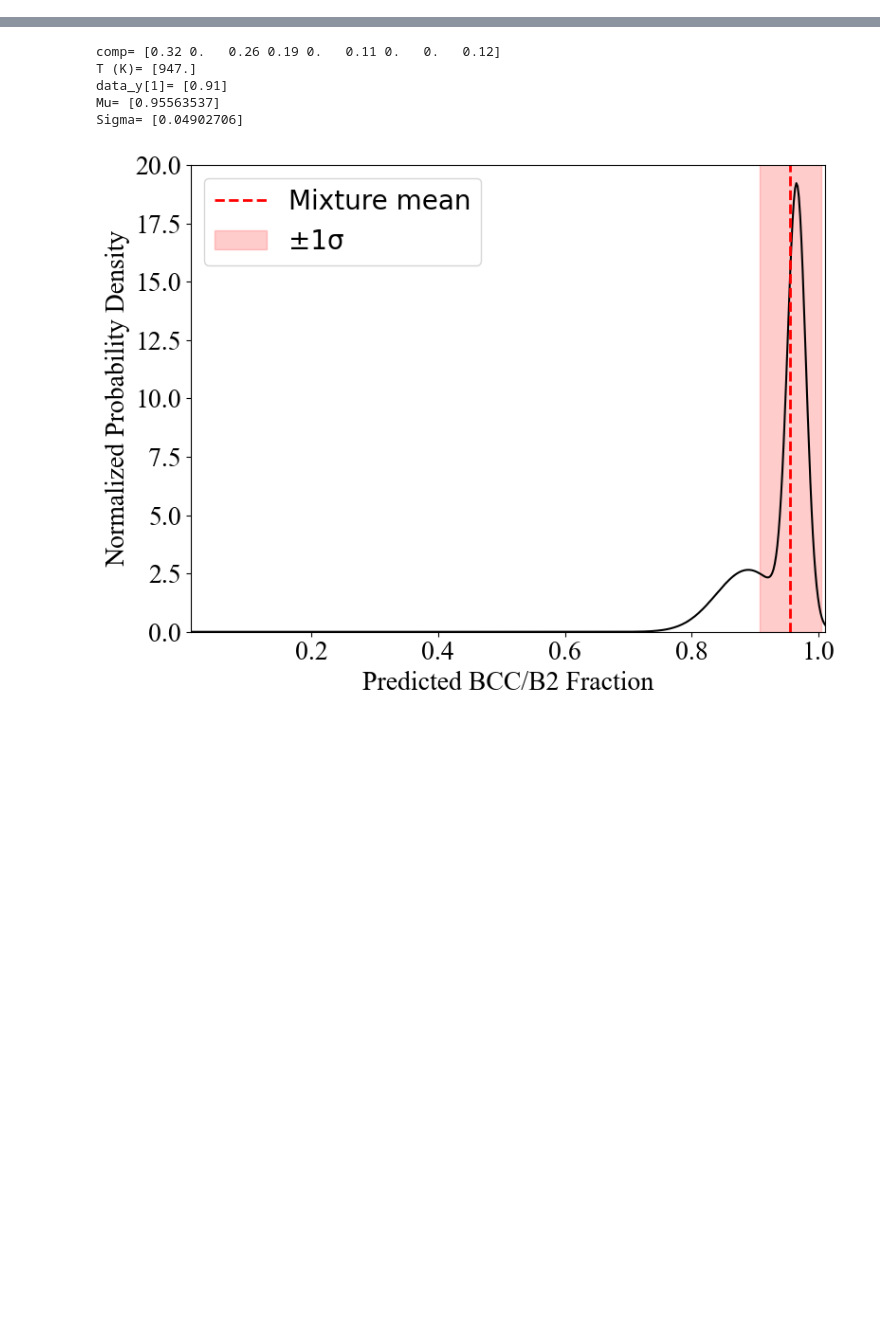
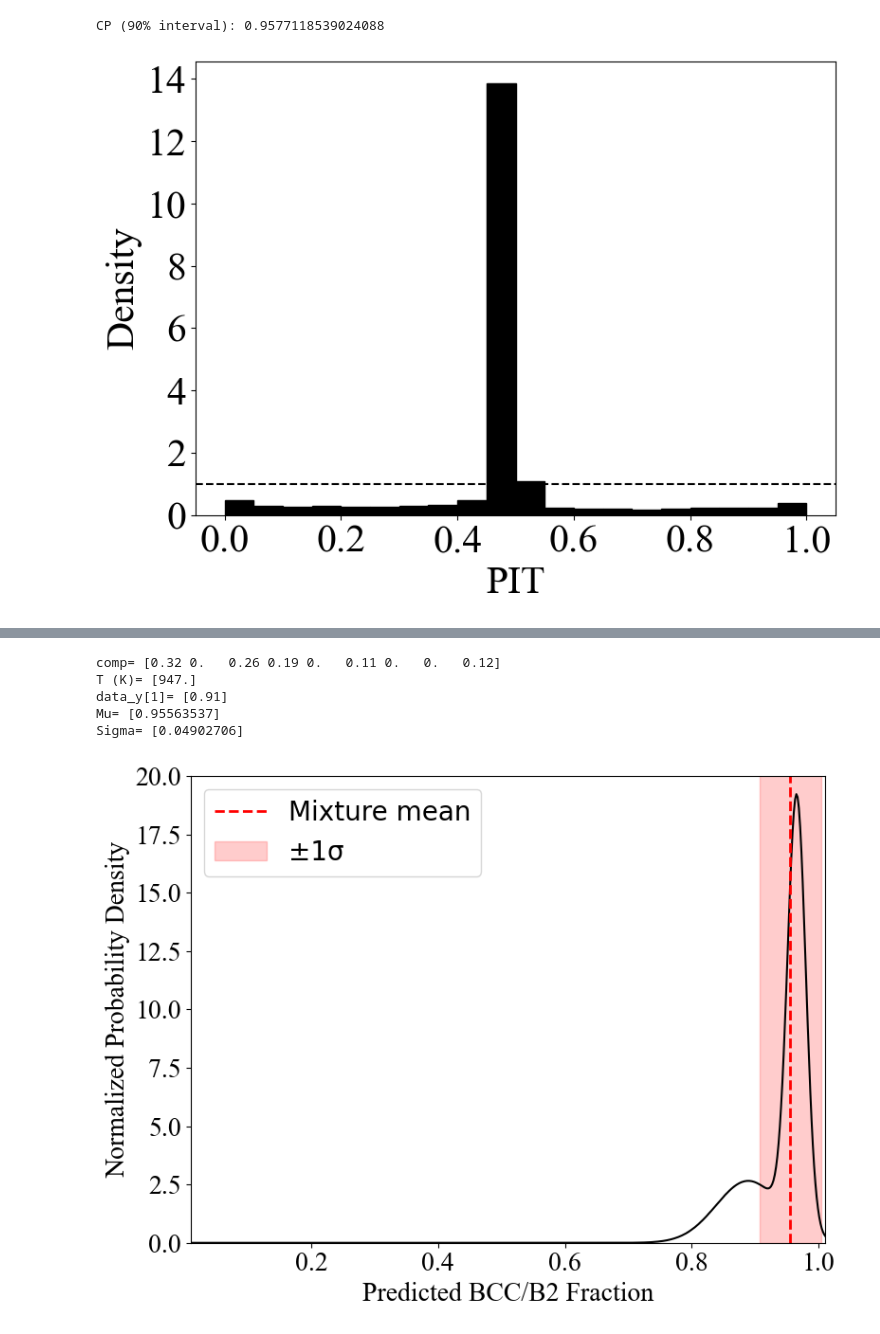
Before and after one commit to ashargh1/RMPEAs, a Jupyter notebook: Phase_UQ_Active_Learning/PerformanceEvaluation/PerformanceEvaluation.ipynb, the cells around one changed output, grey strips where cells are left out. Saved outputs shown, nothing was run; the diff lists cells and outputs as text; code cells hidden in the pictures; blank space fills up the shorter version.

```diff
--- a/Phase_UQ_Active_Learning/PerformanceEvaluation/PerformanceEvaluation.ipynb
+++ b/Phase_UQ_Active_Learning/PerformanceEvaluation/PerformanceEvaluation.ipynb
@@ -162,0 +173,63 @@ R2= 0.22699183558084635
+# %%
+#Revision: This code calculate CP following the first code of this notebook for table 1
+
+import numpy as np
+from scipy.stats import norm
+
+pi = pi_variable.detach().cpu().numpy()
+mu_k = mu_variable.detach().cpu().numpy()
+sigma_k = sigma_variable.detach().cpu().numpy()
+y_true = data_y_np.cpu().numpy().squeeze()
+
+def mixture_quantile(q, pi_i, mu_i, sigma_i, tol=1e-6, max_iter=100):
+    low = np.min(mu_i - 5 * sigma_i)
+    high = np.max(mu_i + 5 * sigma_i)
+    for _ in range(max_iter):
+        mid = 0.5 * (low + high)
+        cdf_mid = np.sum(pi_i * norm.cdf((mid - mu_i) / sigma_i))
+        if cdf_mid < q:
+            low = mid
+        else:
+            high = mid
+        if abs(high - low) < tol:
+            break
+    return 0.5 * (low + high)
+
+lower = np.zeros(len(y_true))
+upper = np.zeros(len(y_true))
+for i in range(len(y_true)):
+    lower[i] = mixture_quantile(0.05, pi[i], mu_k[i], sigma_k[i]) #Note: This is the value for each point such that 5% of predicted probability is below it
+    upper[i] = mixture_quantile(0.95, pi[i], mu_k[i], sigma_k[i])
+inside = (y_true >= lower) & (y_true <= upper)
+CP = np.mean(inside)
+print("CP (90% interval):", CP)
+# %% [output]
+CP (90% interval): 0.9577118539024088
+# %%
+#Revision: This code calculate PIT following the first code of this notebook to prepare Figure 6
+
+from scipy.stats import norm
+import numpy as np
+import matplotlib.pyplot as plt
+
+pi = pi_variable.detach().cpu().numpy()
+mu_k = mu_variable.detach().cpu().numpy()
+sigma_k = sigma_variable.detach().cpu().numpy()
+y_true = data_y_np.squeeze()
+y_exp = y_true[:, None]
+
+
+cdf_components = norm.cdf((y_exp - mu_k) / sigma_k) #Note: CDF shows what fraction of probability is ≤ y. For example, F(5)=0.8 means that 80% of outcomes are bellow 5
+pit = np.sum(pi * cdf_components, axis=1)
+
+plt.figure(figsize=(8, 6))
+plt.hist(pit, bins=20, density=True, edgecolor='k',color='black')
+plt.axhline(1.0, linestyle='--',color='black')
+plt.xlabel("PIT",fontsize=30, fontname='Times New Roman')
+plt.ylabel("Density",fontsize=30, fontname='Times New Roman')
+plt.xticks(fontsize=30, fontname='Times New Roman')
+plt.yticks(fontsize=30, fontname='Times New Roman')
+plt.tight_layout()
+plt.savefig('6e.png', dpi=600)
+# %% [output]
+[figure, added]
```
Also changed, not shown: parts of 7 cells of this notebook.
